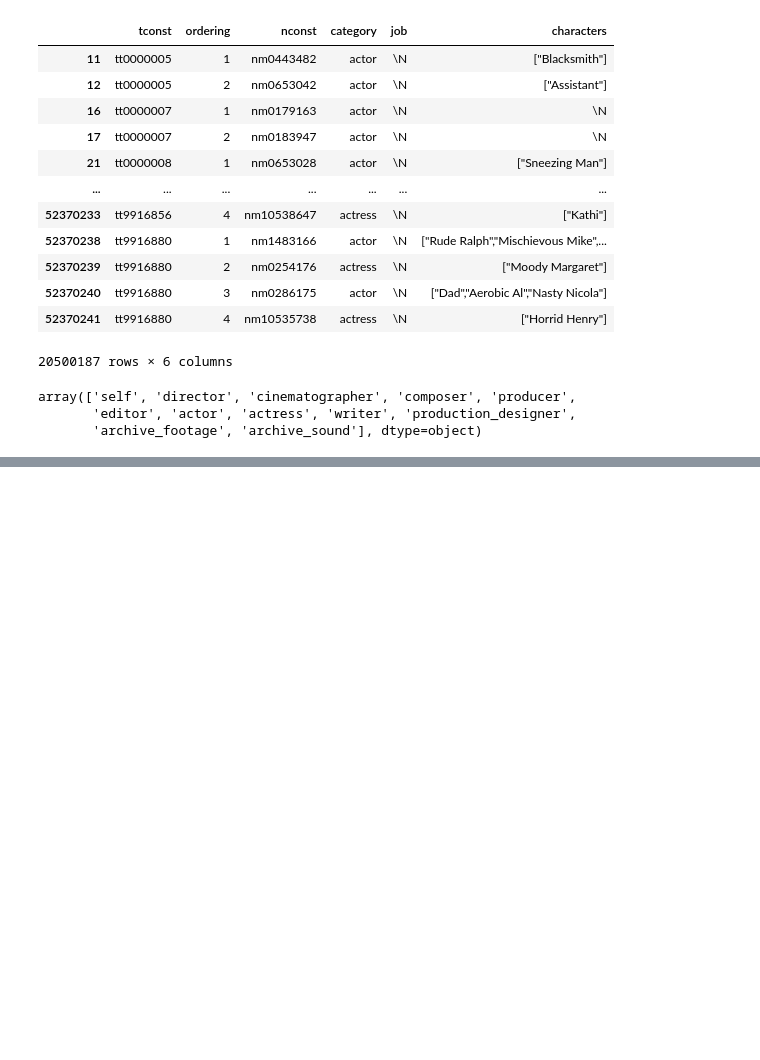
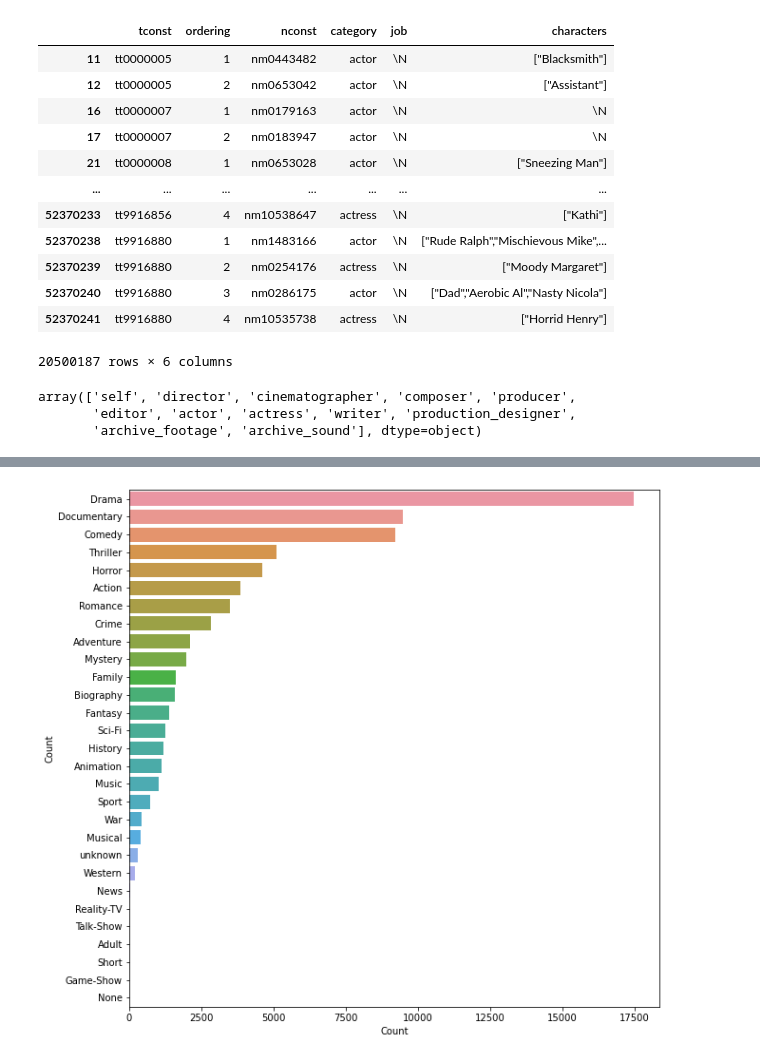
Before and after one commit to JuliaCooper60/Project_4_Movies, a Jupyter notebook: project4.ipynb, the cells around one changed output, grey strips where cells are left out. Drawn from its saved outputs; the diff is of its cells as text; code cells hidden in the pictures; blank space fills up the shorter version.

Commit message:
data cleaned up and transformed

```diff
--- a/project4.ipynb
+++ b/project4.ipynb
@@ -119,0 +244,15 @@ df1
+# %%
+#plot highest to lowest by genre
+all_genres = dict(zip(genre, genre_counts))
+all_genres_df = pd.DataFrame({'Genre': genre, 'Count': genre_counts})
+all_genres_df.fillna('None',inplace=True)
+import matplotlib.pyplot as plt
+import seaborn as sns
+
+g = all_genres_df.nlargest(columns="Count", n = 50)
+plt.figure(figsize=(10,10))
+ax = sns.barplot(data=g, x= "Count", y = "Genre")
+ax.set(ylabel = 'Count')
+plt.show()
+# %% [output]
+[figure, added]
```
Also changed, not shown: parts of 12 cells of this notebook, 4 other files.
